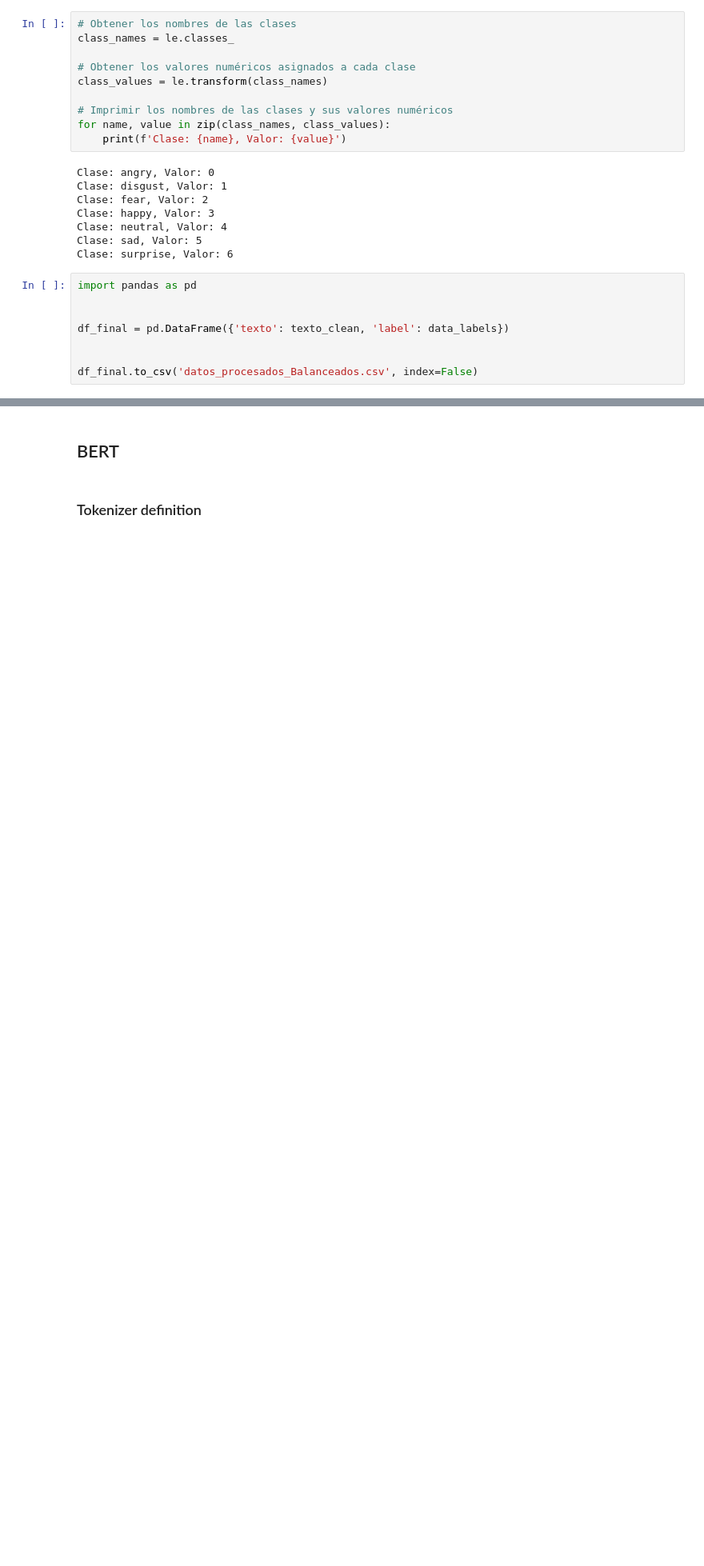
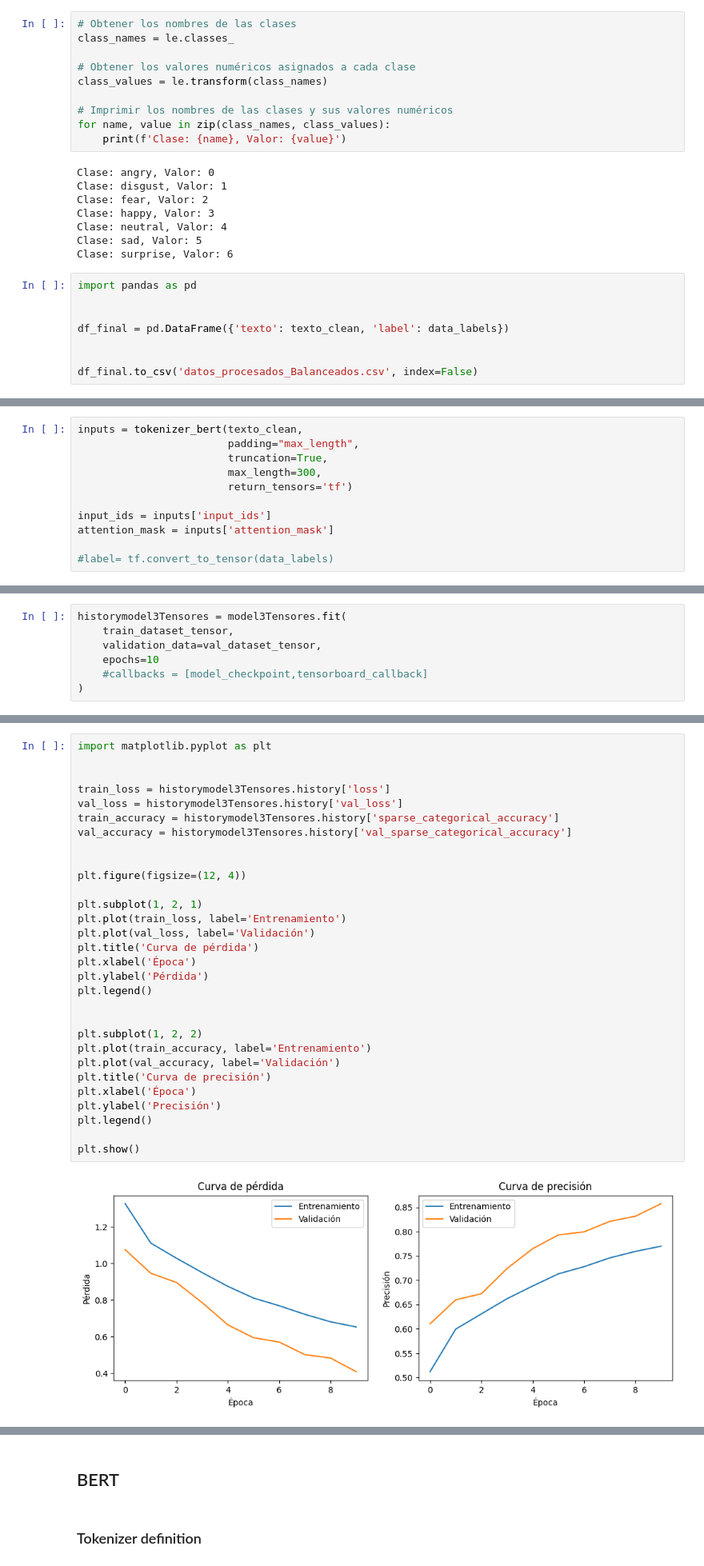
Before and after one commit to BryanBACS/Emotion-Recognition-Multimodal, a Jupyter notebook: Modelos inteligencia artificial/Modalidad texto/code.ipynb, the cells around one changed output, grey strips where cells are left out. Shown at 80% size. Saved outputs shown, nothing was run; the diff lists cells and outputs as text; blank space fills up the shorter version.

```diff
--- a/Modelos inteligencia artificial/Modalidad texto/code.ipynb
+++ b/Modelos inteligencia artificial/Modalidad texto/code.ipynb
@@ -667,0 +746,11 @@ df_final.to_csv('datos_procesados_Balanceados.csv', index=False)
+# %%
+inputs = tokenizer_bert(texto_clean,
+                        padding="max_length",
+                        truncation=True,
+                        max_length=300,
+                        return_tensors='tf')
+
+input_ids = inputs['input_ids']
+attention_mask = inputs['attention_mask']
+
+#label= tf.convert_to_tensor(data_labels)
@@ -667,0 +1544,7 @@ df_final.to_csv('datos_procesados_Balanceados.csv', index=False)
+# %%
+historymodel3Tensores = model3Tensores.fit(
+    train_dataset_tensor,
+    validation_data=val_dataset_tensor,
+    epochs=10
+    #callbacks = [model_checkpoint,tensorboard_callback]
+)
@@ -667,0 +1572,32 @@ df_final.to_csv('datos_procesados_Balanceados.csv', index=False)
+# %%
+import matplotlib.pyplot as plt
+
+
+train_loss = historymodel3Tensores.history['loss']
+val_loss = historymodel3Tensores.history['val_loss']
+train_accuracy = historymodel3Tensores.history['sparse_categorical_accuracy']
+val_accuracy = historymodel3Tensores.history['val_sparse_categorical_accuracy']
+
+
+plt.figure(figsize=(12, 4))
+
+plt.subplot(1, 2, 1)
+plt.plot(train_loss, label='Entrenamiento')
+plt.plot(val_loss, label='Validación')
+plt.title('Curva de pérdida')
+plt.xlabel('Época')
+plt.ylabel('Pérdida')
+plt.legend()
+
+
+plt.subplot(1, 2, 2)
+plt.plot(train_accuracy, label='Entrenamiento')
+plt.plot(val_accuracy, label='Validación')
+plt.title('Curva de precisión')
+plt.xlabel('Época')
+plt.ylabel('Precisión')
+plt.legend()
+
+plt.show()
+# %% [output]
+[figure, added]
```
Also changed, not shown: parts of 136 cells of this notebook.
